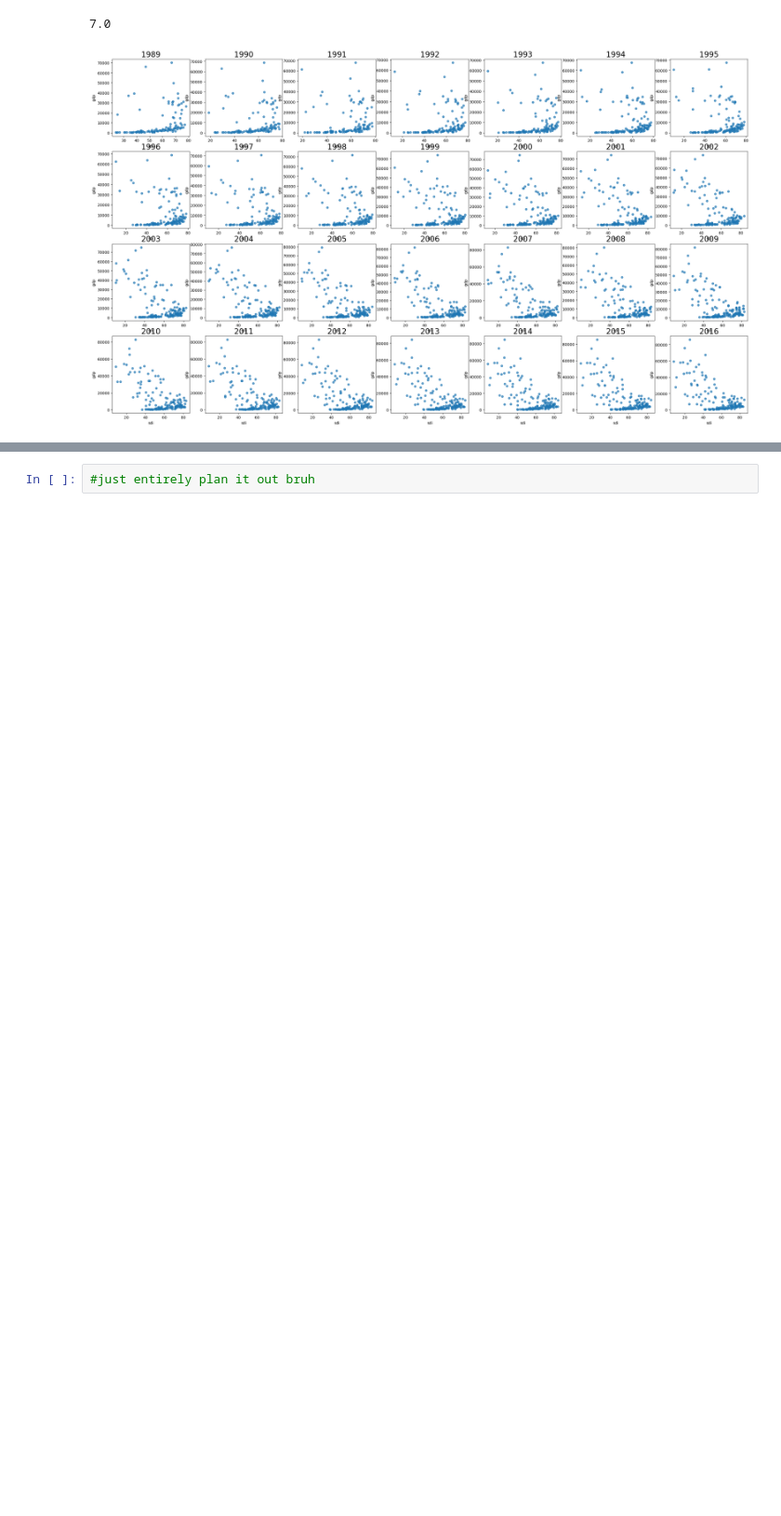
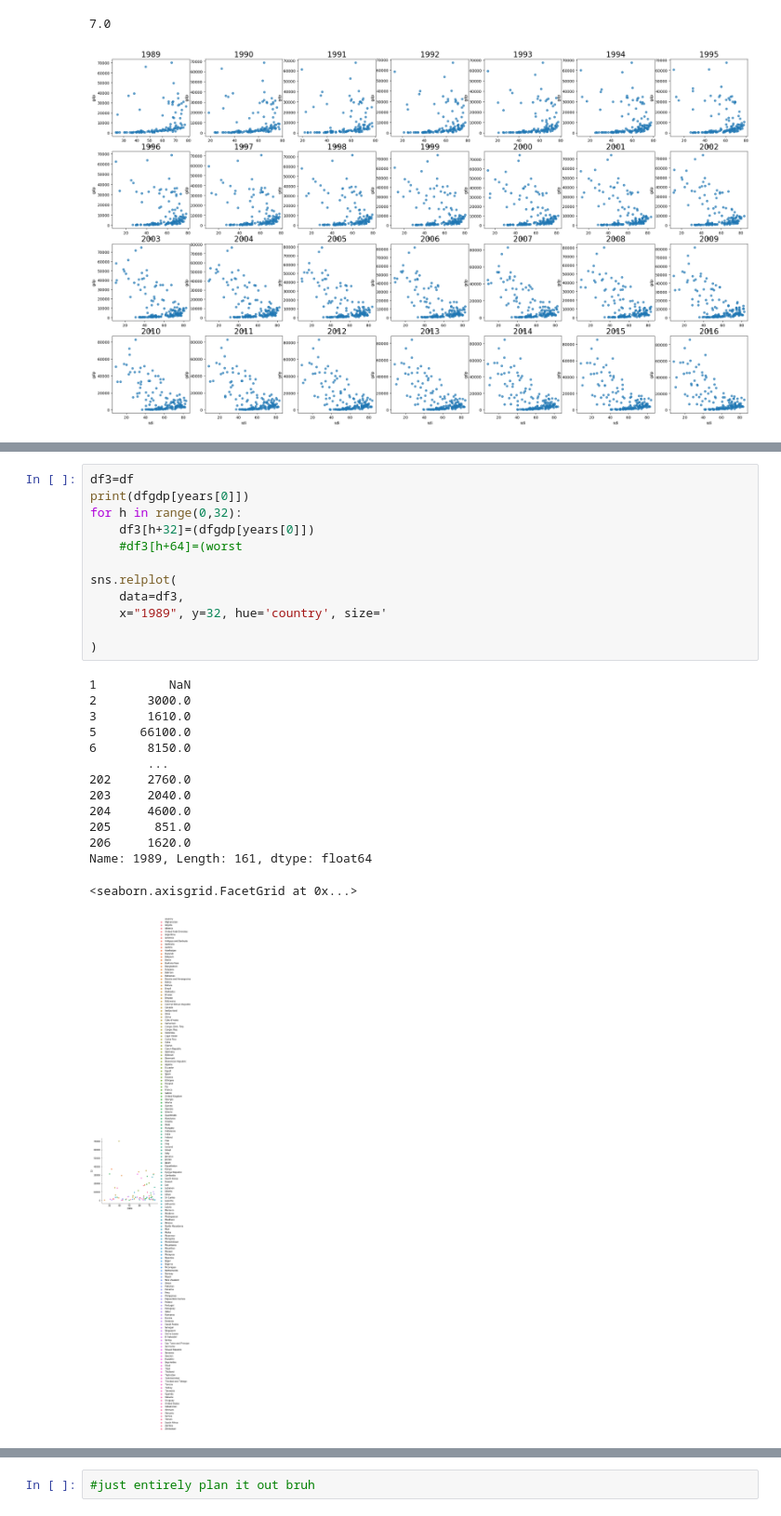
Before and after one commit to Thomas-French/Project-6-gapminder, a Jupyter notebook: Project6.ipynb, the cells around one changed output, grey strips where cells are left out. Shown at 93% size. Saved outputs shown, nothing was run; the diff lists cells and outputs as text; blank space fills up the shorter version.

```diff
--- a/Project6.ipynb
+++ b/Project6.ipynb
@@ -232,3 +249,30 @@ for h in range(0,5):
+# %%
+df3=df
+print(dfgdp[years[0]])
+for h in range(0,32):
+    df3[h+32]=(dfgdp[years[0]])
+    #df3[h+64]=(worst
+
+sns.relplot(
+    data=df3,
+    x="1989", y=32, hue='country', size='
+
+)
+# %% [output]
+1          NaN
+2       3000.0
+3       1610.0
+5      66100.0
+6       8150.0
+        ...
+202     2760.0
+203     2040.0
+204     4600.0
+205      851.0
+206     1620.0
+Name: 1989, Length: 161, dtype: float64
+<seaborn.axisgrid.FacetGrid at 0x...>
+[figure, added]
 # %%
 dfgdp[100]=0
 df[31]=0
```
Also changed, not shown: parts of 8 cells of this notebook, 1 other file.
